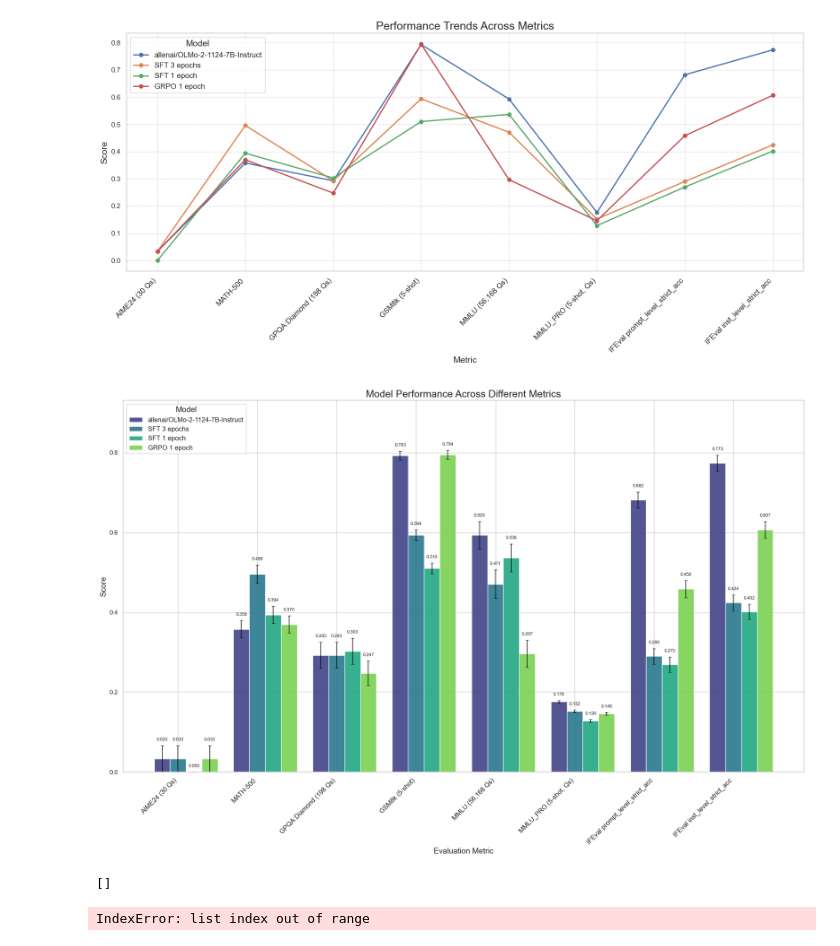
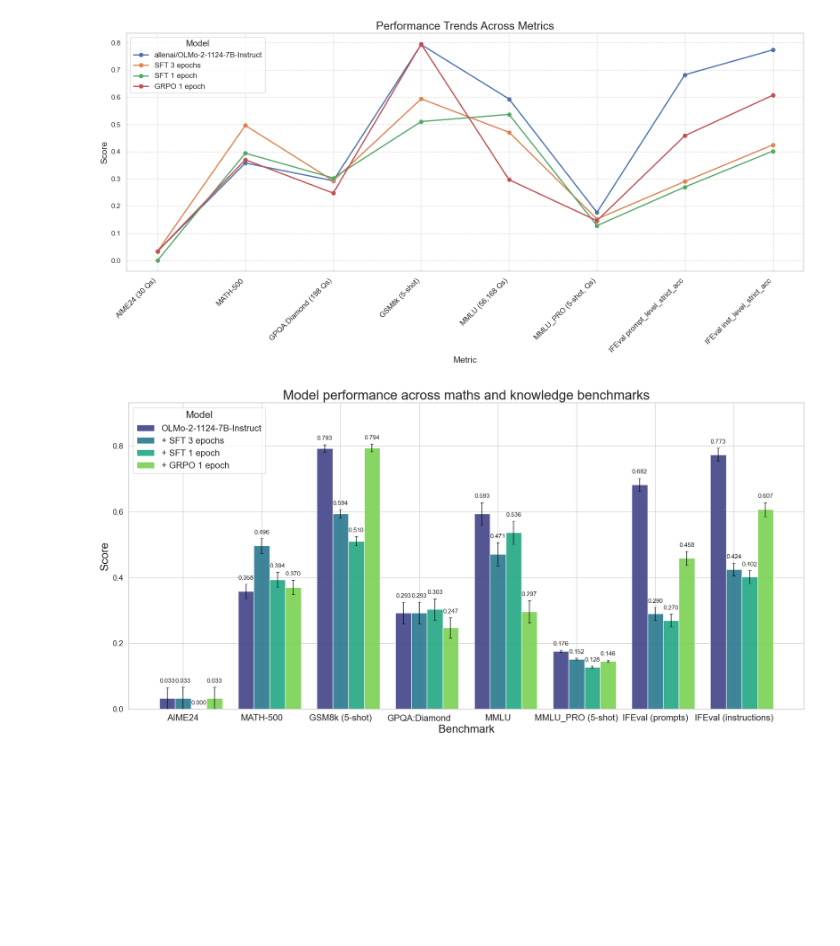
Before and after one commit to Neelectric/open-r1_olmo, a Jupyter notebook: random_data_viz.ipynb, the cells around one changed output. Saved outputs shown, nothing was run; the diff lists cells and outputs as text; code cells hidden in the pictures; blank space fills up the shorter version.

Commit message:
eval!

```diff
--- a/random_data_viz.ipynb
+++ b/random_data_viz.ipynb
@@ -419,26 +419,26 @@ import numpy as np
 # Create the dataframe from the given data
 data = {
     'Model': [
-        'allenai/OLMo-2-1124-7B-Instruct',
-        'SFT 3 epochs',  # Renamed from Neelectric/OLMo-2-1124-7B-Instruct_SFTv00.08
-        'SFT 1 epoch',   # Renamed from Neelectric/OLMo-2-1124-7B-Instruct_SFTv00.09
-        'GRPO 1 epoch'   # Renamed from Neelectric/OLMo-2-1124-7B-Instruct_GRPOv00.10
+        'OLMo-2-1124-7B-Instruct',
+        '+ SFT 3 epochs',  # Renamed from Neelectric/OLMo-2-1124-7B-Instruct_SFTv00.08
+        '+ SFT 1 epoch',   # Renamed from Neelectric/OLMo-2-1124-7B-Instruct_SFTv00.09
+        '+ GRPO 1 epoch'   # Renamed from Neelectric/OLMo-2-1124-7B-Instruct_GRPOv00.10
     ],
-    'AIME24 (30 Qs)': [0.0333, 0.0333, 0, 0.0333],
+    'AIME24': [0.0333, 0.0333, 0, 0.0333],
     'AIME24_err': [0.033, 0.0333, 0, 0.0333],
     'MATH-500': [0.358, 0.496, 0.394, 0.37],
     'MATH-500_err': [0.0215, 0.0224, 0.0219, 0.0216],
-    'GPQA:Diamond (198 Qs)': [0.2929, 0.2929, 0.303, 0.2475],
-    'GPQA:Diamond_err': [0.0324, 0.0324, 0.0327, 0.0307],
     'GSM8k (5-shot)': [0.7930, 0.5936, 0.5102, 0.7945],
     'GSM8k_err': [0.0112, 0.0135, 0.0138, 0.0111],
-    'MMLU (56,168 Qs)': [0.5932, 0.4709, 0.5365, 0.2966],
+    'GPQA:Diamond': [0.2929, 0.2929, 0.303, 0.2475],
+    'GPQA:Diamond_err': [0.0324, 0.0324, 0.0327, 0.0307],
+    'MMLU': [0.5932, 0.4709, 0.5365, 0.2966],
     'MMLU_err': [0.0349, 0.0356, 0.0353, 0.0338],
-    'MMLU_PRO (5-shot, Qs)': [0.1764, 0.1524, 0.128, 0.1462],
+    'MMLU_PRO (5-shot)': [0.1764, 0.1524, 0.128, 0.1462],
     'MMLU_PRO_err': [0.0035, 0.0033, 0.003, 0.0032],
-    'IFEval prompt_level_strict_acc': [0.6821, 0.2902, 0.2699, 0.4584],
+    'IFEval (prompts)': [0.6821, 0.2902, 0.2699, 0.4584],
     'IFEval prompt_err': [0.0200, 0.0195, 0.0191, 0.0214],
-    'IFEval inst_level_strict_acc': [0.7734, 0.4245, 0.4017, 0.6067],
+    'IFEval (instructions)': [0.7734, 0.4245, 0.4017, 0.6067],
     'IFEval inst_err': [0.0005, 0.0005, 0.0005, 0.0005]
 }
 
@@ -458,7 +458,7 @@ for col in df.columns:
 
 # Set up the plot style
 sns.set(style="whitegrid")
-plt.figure(figsize=(18, 12))
+plt.figure(figsize=(18, 9))
 
 # Plot bars for each metric and model
 bar_width = 0.2
@@ -469,63 +469,61 @@ models = df['Model'].unique()
 palette = sns.color_palette("viridis", len(models))
 
 for i, model in enumerate(models):
     # Get model data
     model_data = df[df['Model'] == model]
     values = [model_data[metric].values[0] for metric in metrics]
     errors = [model_data[error_columns[metric]].values[0] for metric in metrics]
 
     # Plot bars
     bars = plt.bar(x + i*bar_width - bar_width*1.5, values, bar_width,
             label=model, color=palette[i], alpha=0.9)
 
     # Add value labels above bars and leave space for error bars
     for j, bar in enumerate(bars):
         height = bar.get_height()
         plt.text(bar.get_x() + bar.get_width()/2, height + errors[j] + 0.01,
-                f'{values[j]:.3f}', ha='center', va='bottom', fontsize=8)
+                f'{values[j]:.3f}', ha='center', va='bottom', fontsize=11)
 
     # Add error bars that don't overlap with labels
     plt.errorbar(x + i*bar_width - bar_width*1.5, values, yerr=errors, fmt='none',
                 capsize=3, ecolor='black', alpha=0.7)
 
 # Customize the plot
-plt.title('Model Performance Across Different Metrics', fontsize=18)
-plt.xlabel('Evaluation Metric', fontsize=14)
-plt.ylabel('Score', fontsize=14)
-plt.xticks(x - bar_width/2, metrics, rotation=45, ha='right', fontsize=12)
-plt.legend(title='Model', fontsize=12, title_fontsize=14)
+plt.title('Model performance across maths and knowledge benchmarks', fontsize=24)
+plt.xlabel('Benchmark', fontsize=20)
+plt.ylabel('Score', fontsize=20)
+plt.xticks(x - bar_width/2, metrics, fontsize=16)
+plt.yticks(fontsize=14)
+plt.legend(title='Model', fontsize=16, title_fontsize=18)
 plt.tight_layout()
 
 # Add a small padding to the y-axis to ensure error bars and labels don't get cut off
 plt.ylim(0, plt.ylim()[1] * 1.1)
 
 plt.savefig('model_performance.png', dpi=300, bbox_inches='tight')
 plt.show()
 # %% [output]
-[figure, old version]
+[figure, new version]
 # %%
-from datasets import load_dataset
-import glob
+# from datasets import load_dataset
+# import glob
 
-output_dir = "data/evals/Neelectric/OLMo-2-1124-7B-Instruct_GRPOv00.10"
-model_name = "Neelectric/OLMo-2-1124-7B-Instruct_GRPOv00.10"
-timestamp = "latest"
-task = "lighteval|gsm8k|0"
+# output_dir = "data/evals/Neelectric/OLMo-2-1124-7B-Instruct_GRPOv00.10"
+# model_name = "Neelectric/OLMo-2-1124-7B-Instruct_GRPOv00.10"
+# timestamp = "latest"
+# task = "lighteval|gsm8k|0"
 
-if timestamp == "latest":
-    path = f"{output_dir}/results/{model_name}/*/"
-    timestamps = glob.glob(path)
-    print(timestamps)
-    timestamp = sorted(timestamps)[-1].split("/")[-2]
-    print(f"Latest timestamp: {timestamp}")
+# if timestamp == "latest":
+#     path = f"{output_dir}/results/{model_name}/*/"
+#     timestamps = glob.glob(path)
+#     print(timestamps)
+#     timestamp = sorted(timestamps)[-1].split("/")[-2]
+#     print(f"Latest timestamp: {timestamp}")
 
-details_path = f"{output_dir}/details/{model_name}/{timestamp}/details_{task}_{timestamp}.parquet"
+# details_path = f"{output_dir}/details/{model_name}/{timestamp}/details_{task}_{timestamp}.parquet"
 
-# Load the details
-details = load_dataset("parquet", data_files=details_path, split="train")
+# # Load the details
+# details = load_dataset("parquet", data_files=details_path, split="train")
 
-for detail in details:
-    print(detail)
+# for detail in details:
+#     print(detail)
-# %% [output]
-[]
-IndexError: list index out of range
```
Also changed, not shown: 4 other files.
